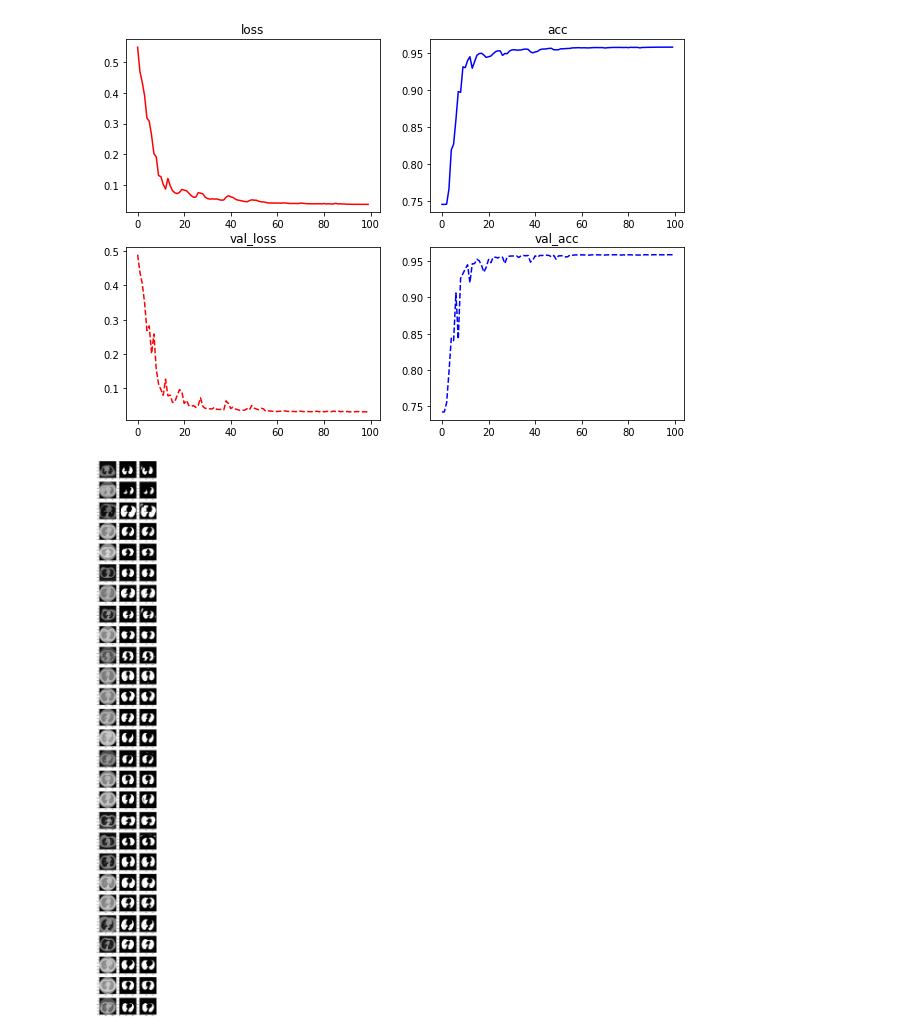
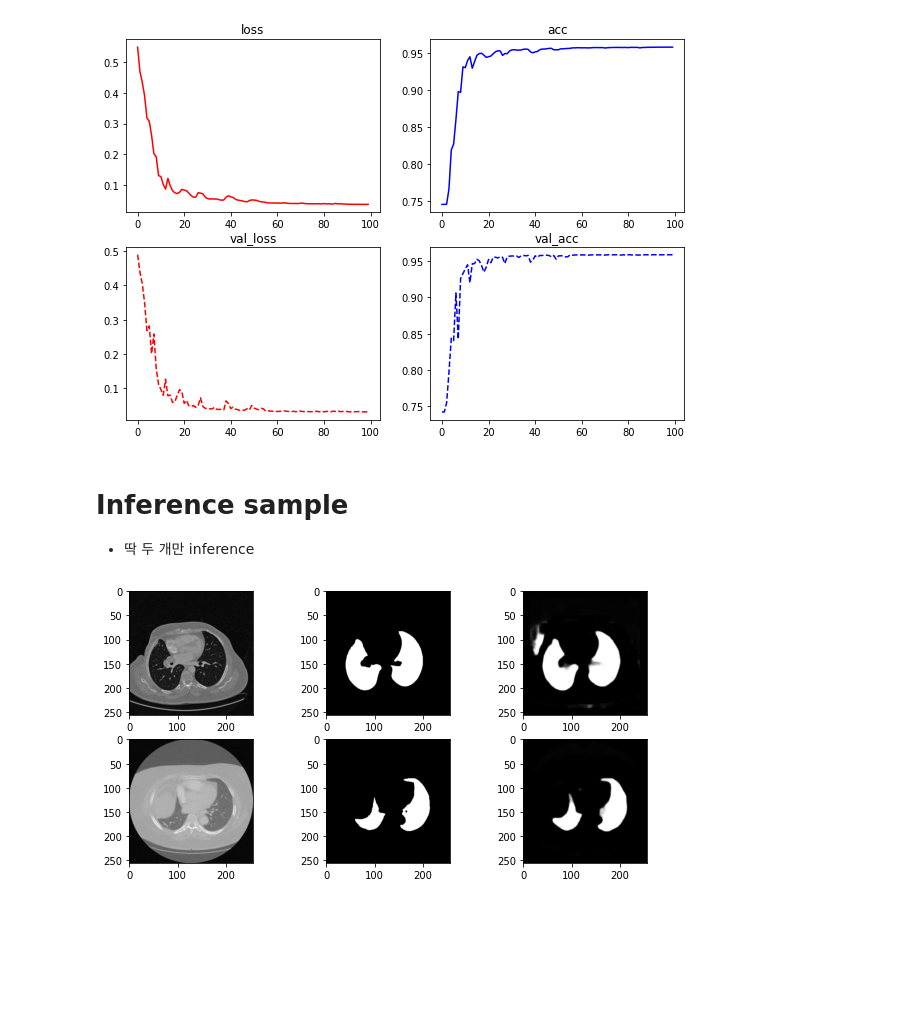
Before and after one commit to duc-ke/kaggle-playground-group, a Jupyter notebook: 7.CT_lung_segmentation/st1_1_train(keras_simpleUnet)_colab.ipynb, the cells around one changed output. Cells and saved outputs as stored; diff of their text form; code cells hidden in the pictures; blank space fills up the shorter version.

```diff
--- a/7.CT_lung_segmentation/st1_1_train(keras_simpleUnet)_colab.ipynb
+++ b/7.CT_lung_segmentation/st1_1_train(keras_simpleUnet)_colab.ipynb
@@ -148,14 +148,17 @@ ax[1, 1].plot(history.history['val_acc'], 'b--')
 # %% [output]
 [<matplotlib.lines.Line2D at 0x...>]
 [figure]
+# %% [markdown]
+# Inference sample
+* 딱 두 개만 inference
 # %%
 preds = model.predict(x_val)
 
-fig, ax = plt.subplots(len(x_val), 3, figsize=(10, 100))
+fig, ax = plt.subplots(len(x_val[:2]), 3, figsize=(10,5))
 
-for i, pred in enumerate(preds):
+for i, pred in enumerate(preds[:2]):
     ax[i, 0].imshow(x_val[i].squeeze(), cmap='gray')
     ax[i, 1].imshow(y_val[i].squeeze(), cmap='gray')
     ax[i, 2].imshow(pred.squeeze(), cmap='gray')
 # %% [output]
-[figure, old version]
+[figure, new version]
```
